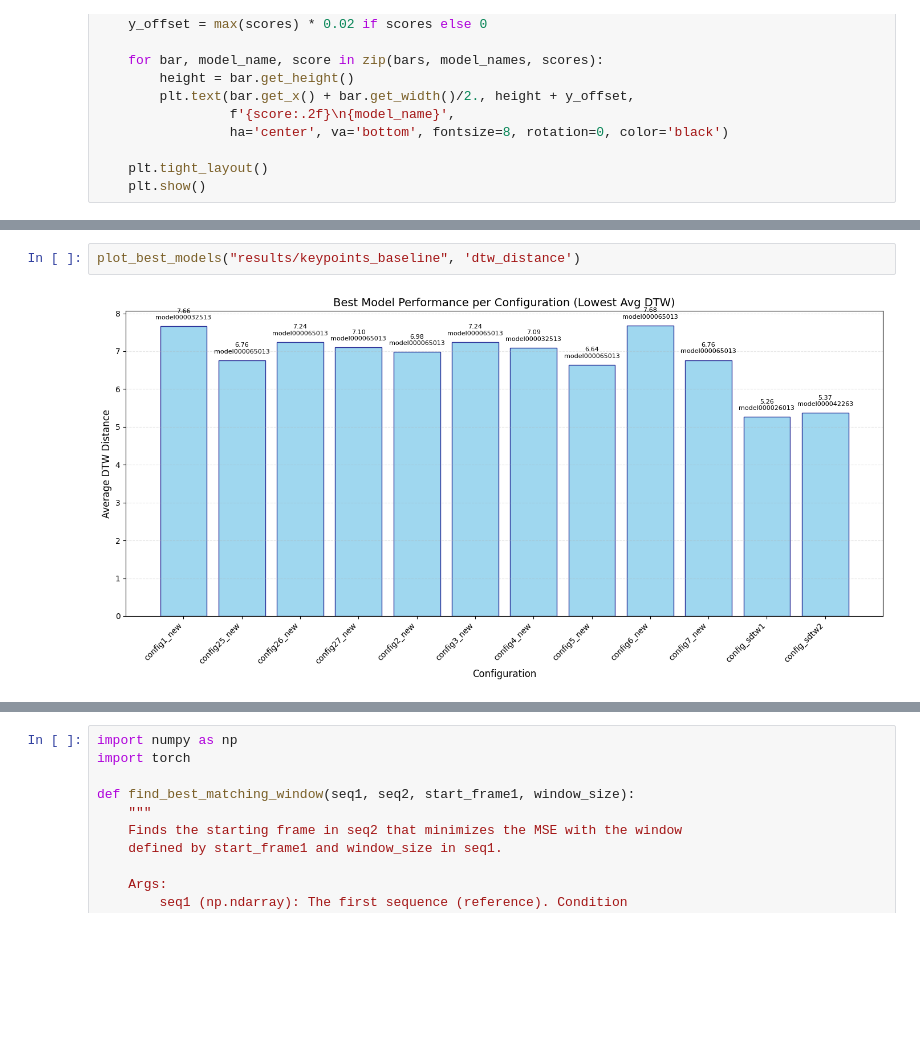
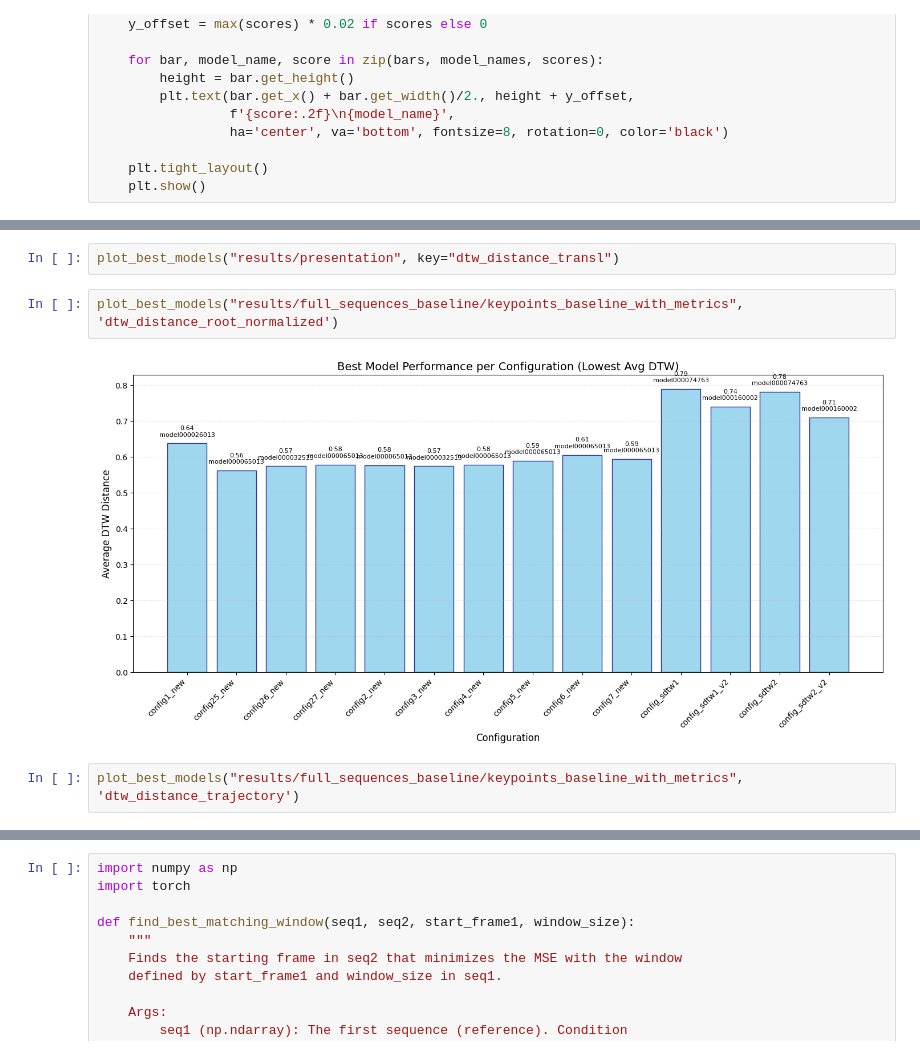
Before and after one commit to Rui1818/3d_motion_generation_cp, a Jupyter notebook: stats.ipynb, the cells around one changed output, grey strips where cells are left out. Drawn from its saved outputs; the diff is of its cells as text; blank space fills up the shorter version.

```diff
--- a/stats.ipynb
+++ b/stats.ipynb
@@ -594,5 +666,9 @@ def plot_best_models(root_folder, key):
+# %%
+plot_best_models("results/presentation", key="dtw_distance_transl")
 # %%
-plot_best_models("results/keypoints_baseline", 'dtw_distance')
+plot_best_models("results/full_sequences_baseline/keypoints_baseline_with_metrics", 'dtw_distance_root_normalized')
 # %% [output]
-[figure, old version]
+[figure, new version]
+# %%
+plot_best_models("results/full_sequences_baseline/keypoints_baseline_with_metrics", 'dtw_distance_trajectory')
 # %%
```
Also changed, not shown: parts of 21 cells of this notebook, 5 other files.
